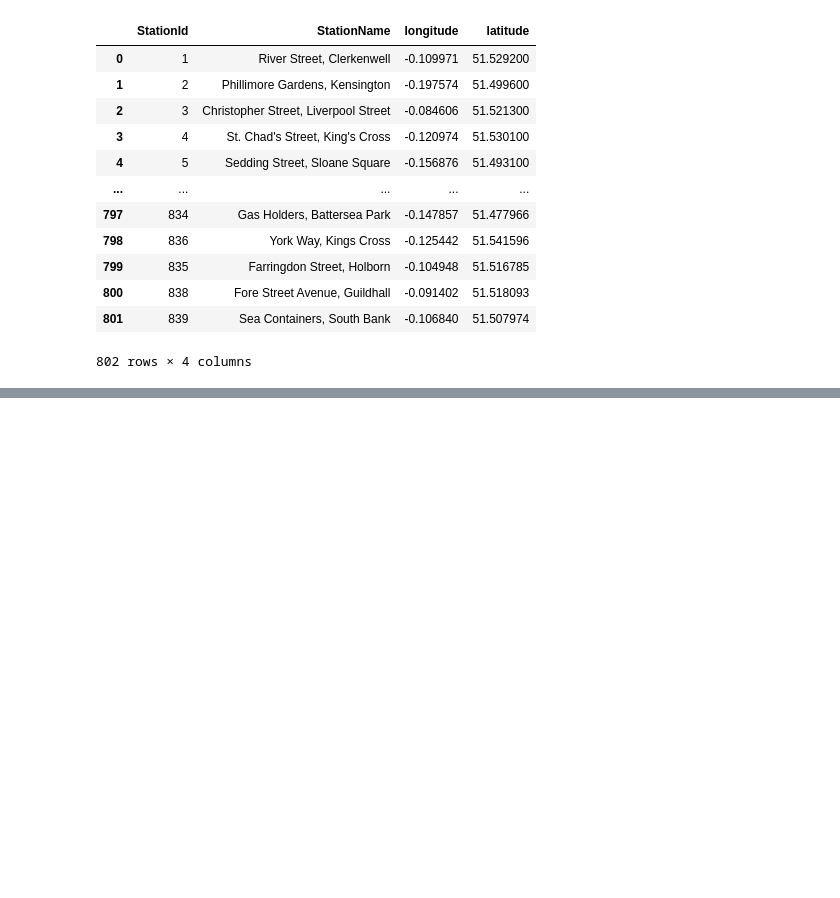
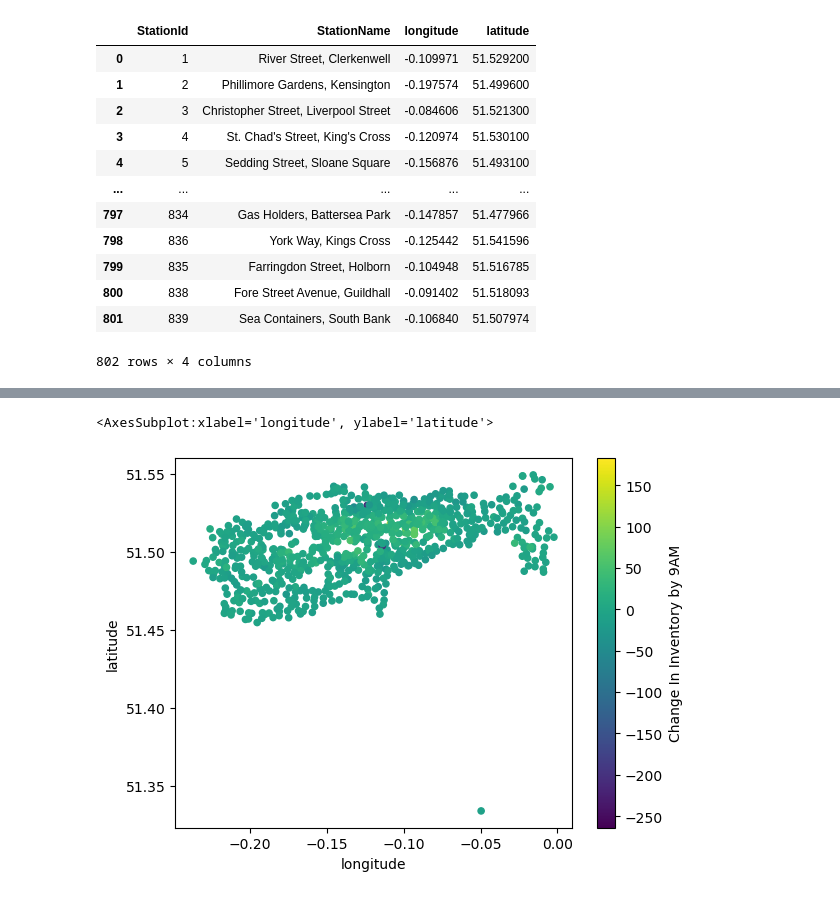
Before and after one commit to maryamzarin/Data-Analysis-and-Optimisation-for-bike-sharing, a Jupyter notebook: Mapping.ipynb, the cells around one changed output, grey strips where cells are left out. Cells and saved outputs as stored; diff of their text form; code cells hidden in the pictures; blank space fills up the shorter version.

Commit message:
Map + and - stations for different times during the day

```diff
--- a/Mapping.ipynb
+++ b/Mapping.ipynb
@@ -96,0 +125,17 @@ Index: []
+# %%
+
+#Remove the station location data that we dont need
+# Has all the geographical coords for the stations in our data, no more or less
+def mergeCoordsAndInventoryDFs(endAndStartedJourneys9AMDF):
+
+    inventoryAndCoords9AMDF = pd.merge(stationCoords, endAndStartedJourneys9AMDF,  how="left",
+                                       left_on = 'StationId', right_on ='StartStation Id' )
+    inventoryAndCoords9AMDF = inventoryAndCoords9AMDF.drop(["StartStation Id",
+                                                            "StartStation Name",
+                                                            "Total Number of Journeys Started",
+                                                            "Total Number of Journeys Ended"],
+                                                           axis="columns")
+    return inventoryAndCoords9AMDF
+
+inventoryAndCoords9AMDF = mergeCoordsAndInventoryDFs(endAndStartedJourneys9AMDF)
+inventoryAndCoords9AMDF
@@ -120,0 +206,8 @@ inventoryAndCoordsDF.plot.scatter(x = "longitude", y="latitude")
+# %%
+inventoryAndCoords9AMDF.plot.scatter(x = "longitude",
+                                  y="latitude",
+                                  c="Change In Inventory by 9AM",
+                                  colormap='viridis')
+# %% [output]
+<AxesSubplot:xlabel='longitude', ylabel='latitude'>
+[figure, added]
```
Also changed, not shown: parts of 22 cells of this notebook, 17 other files.
